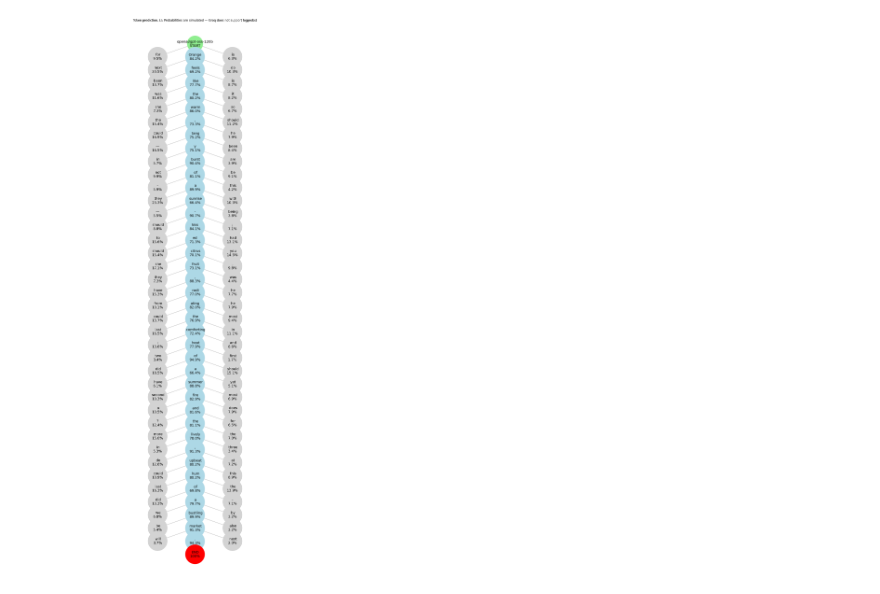
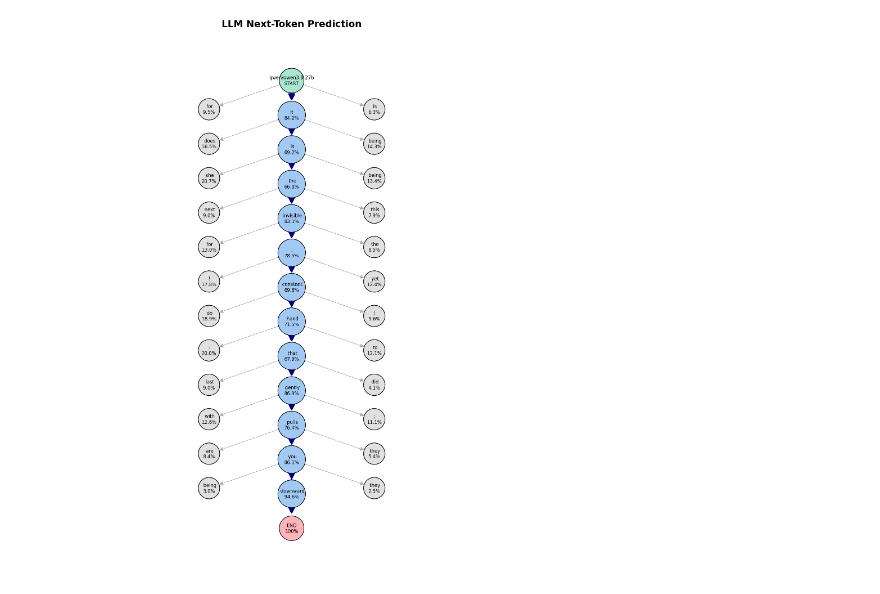
Before and after one commit to ArnabShikder24/journey-to-ai-engineering, a Jupyter notebook: 07_HF/03_model_inference.ipynb, the cells around one changed output. Saved outputs shown, nothing was run; the diff lists cells and outputs as text; code cells hidden in the pictures.

Commit message:
next token prediction

```diff
--- a/07_HF/03_model_inference.ipynb
+++ b/07_HF/03_model_inference.ipynb
@@ -113,12 +126,15 @@ def visualize_predictions(G: nx.DiGraph, figsize=(14, 40)):
     return plt
 # %%
-message = "In one sentence, describe the color orange to someone who has never been able to see"
-model_name = "openai/gpt-oss-120b"
+message = "In one sentence, explain the difference between Fine-Tuning an AI and using RAG:"
+model_name = "qwen/qwen3.8-27b"
 
 predictor = TokenPredictor(model_name)
 predictions = predictor.predict_tokens(message)
-G = create_token_graph(model_name, predictions)
-plt = visualize_predictions(G)
-plt.show()
+if not predictions:
+    print("API returned 0 tokens. Try running this cell again!")
+else:
+    G = create_token_graph(model_name, predictions)
+    plt = visualize_predictions(G)
+    plt.show()
 # %% [output]
-[figure, old version]
+[figure, new version]
```
Also changed, not shown: parts of 1 cell of this notebook.
